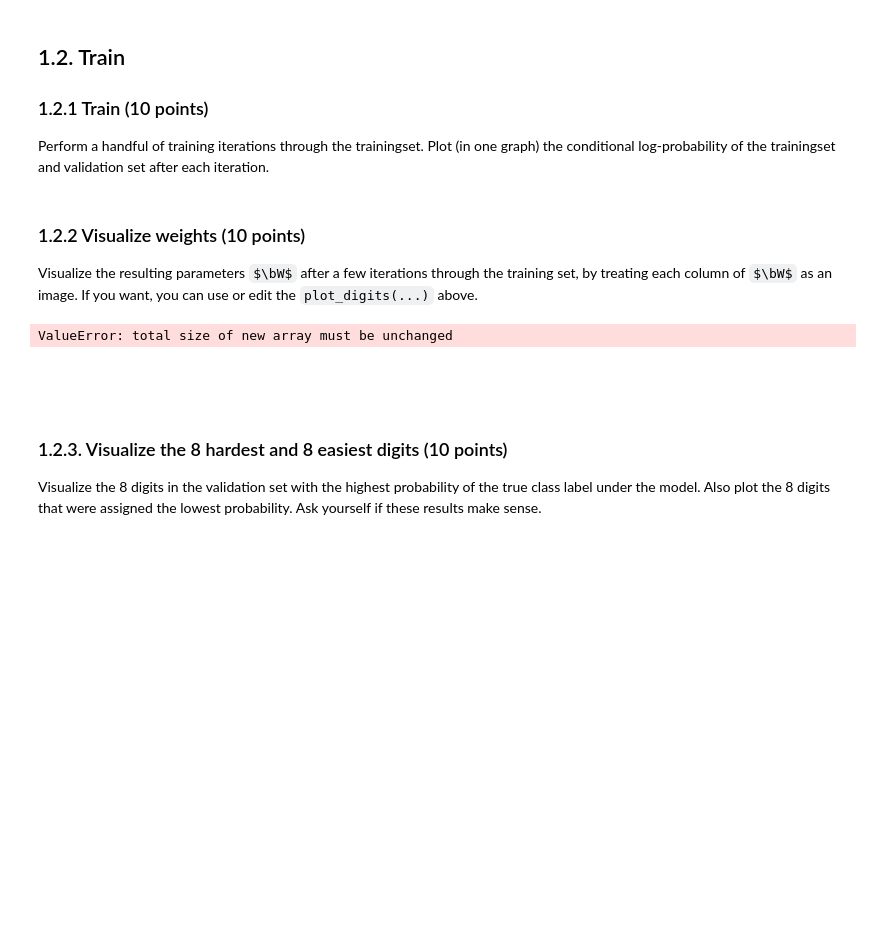
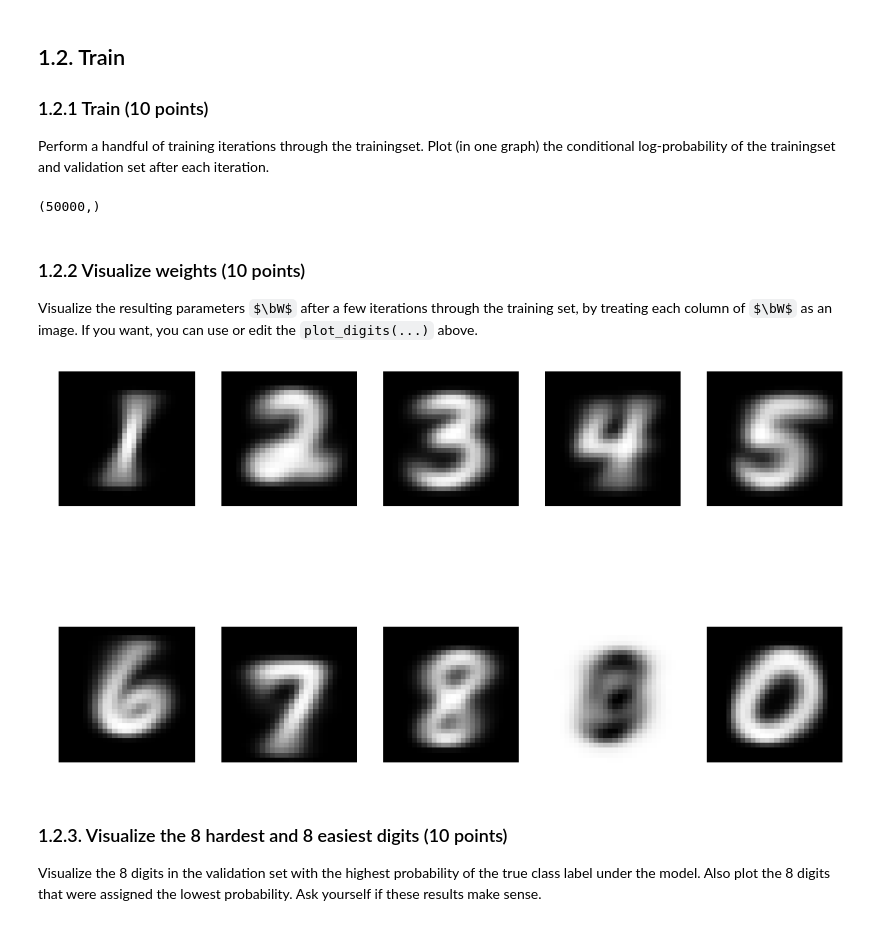
Before and after one commit to basveeling/ml1labs, a Jupyter notebook: Lab2.ipynb, the cells around one changed output. Drawn from its saved outputs; the diff is of its cells as text; code cells hidden in the pictures; some formulas as TeX source; blank space fills up the shorter version.

Commit message:
Visualised weights

```diff
--- a/Lab2.ipynb
+++ b/Lab2.ipynb
@@ -328,27 +328,31 @@ def total_log_prob(w, b, x, t):
     return total_log_likelihood
 
 # train(x_train,t_train,x_valid,t_valid)
-# w = np.random.sample([M, 10])
-# b = np.random.sample(10)
-# w_trained, b_trained = sgd_iter(x_train, t_train, w, b)
+w = np.random.sample([M, 10])
+b = np.random.sample(10)
+w_trained, b_trained = sgd_iter(x_train, t_train, w, b)
 # print total_log_prob(w_trained, b_trained, x_train, t_train)
+# %% [output]
+(50000,)
 # %% [markdown]
 ### 1.2.2 Visualize weights (10 points)
 Visualize the resulting parameters $\bW$ after a few iterations through the training set, by treating each column of $\bW$ as an image. If you want, you can use or edit the `plot_digits(...)` above.
 # %%
+
 def plot_weights(w, numcols, shape=(28,28)):
-    numdigits = w.shape[0]
+    numdigits = w.shape[1]
     numrows = int(numdigits/numcols)
+    figure(figsize=(15,9), dpi=72)
     for i in range(numdigits):
         plt.subplot(numrows, numcols, i)
         plt.axis('off')
-        plt.imshow(w[i].reshape(shape), interpolation='nearest', cmap='Greys')
+        plt.imshow(w[:,i].reshape(shape), interpolation='nearest', cmap='Greys')
+
     plt.show()
 
-plot_weights(w, numcols=5)
+plot_weights(w_trained, numcols=5)
 # %% [output]
-ValueError: total size of new array must be unchanged
-[figure, old version]
+[figure, new version]
 # %% [markdown]
 ### 1.2.3. Visualize the 8 hardest and 8 easiest digits (10 points)
 Visualize the 8 digits in the validation set with the highest probability of the true class label under the model.
```
